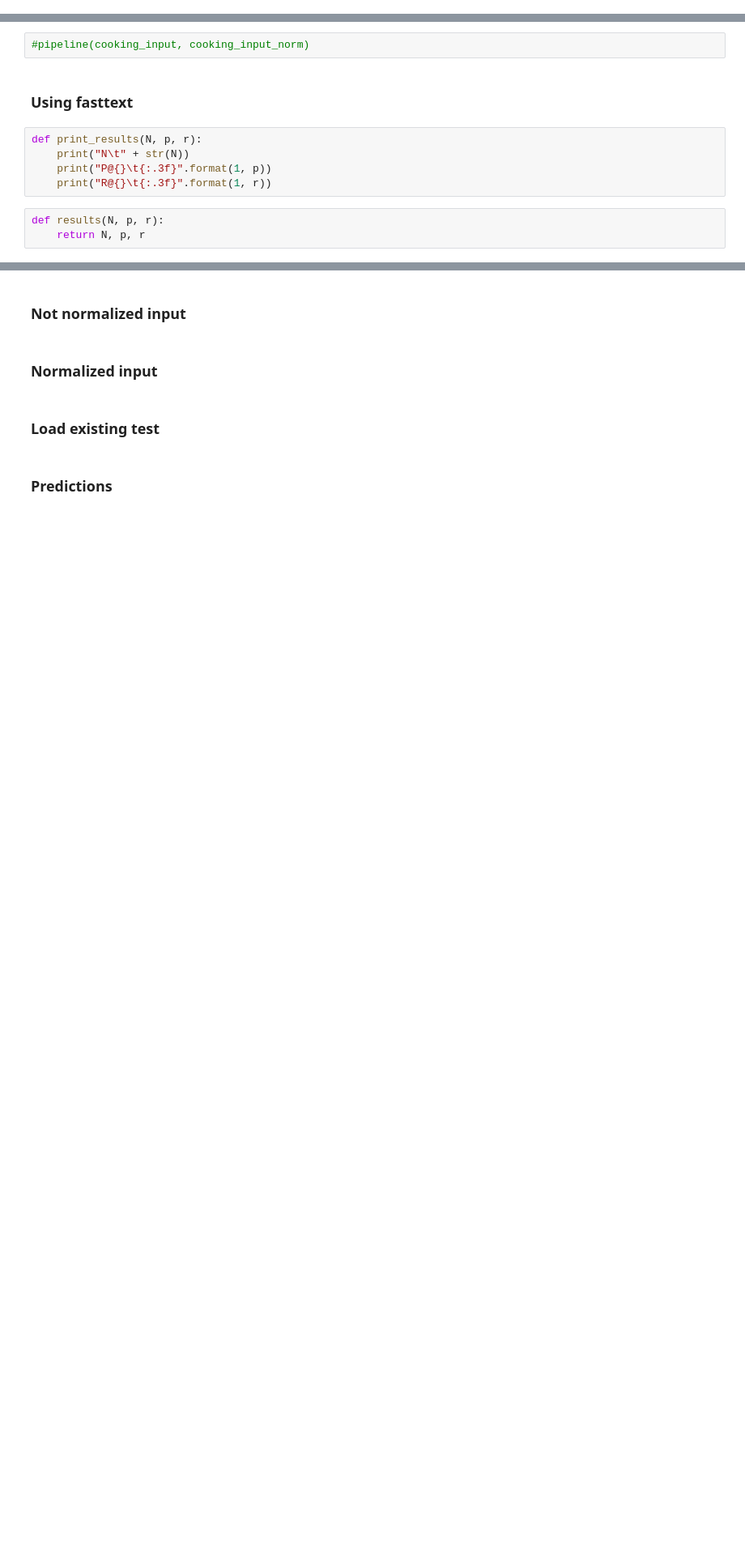
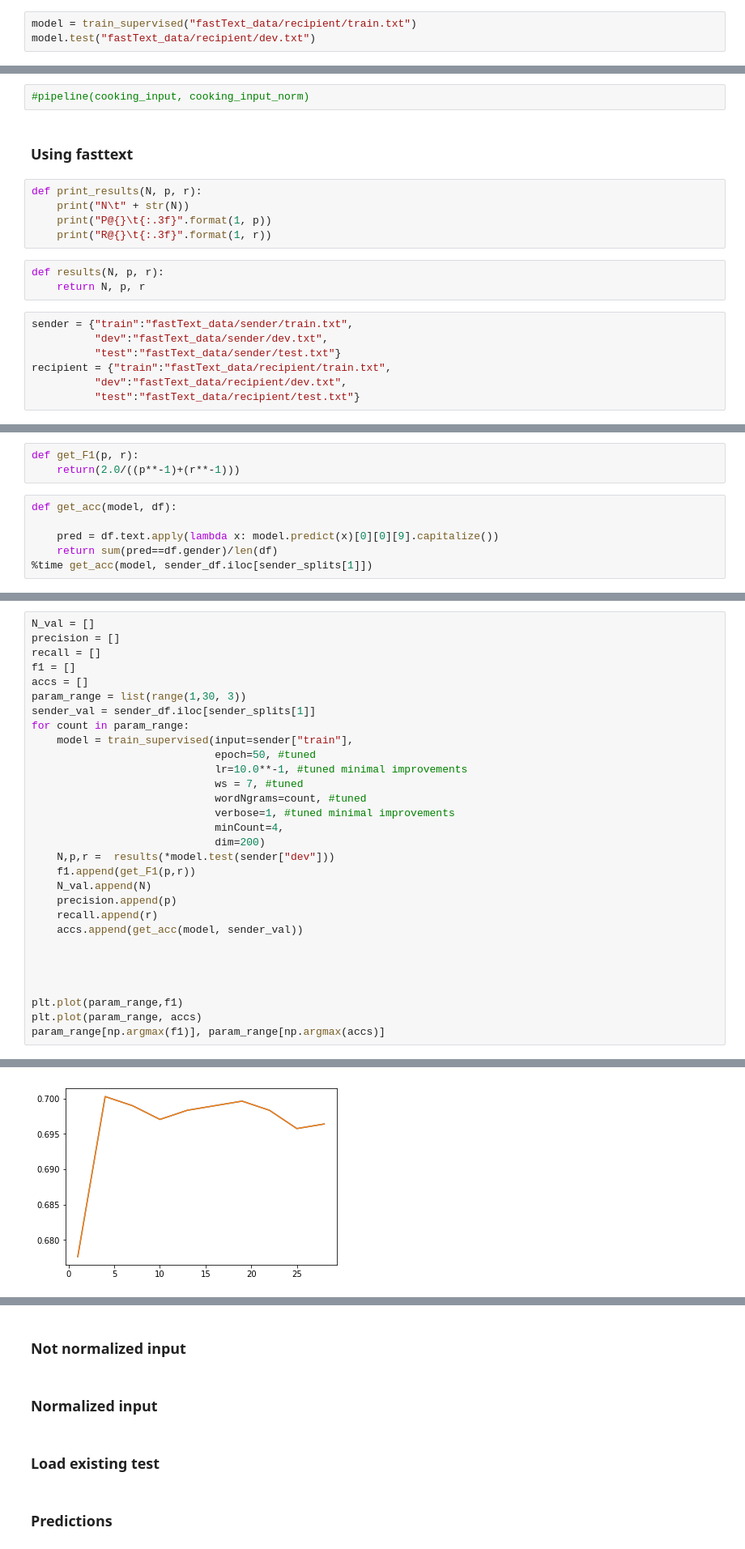
Before and after one commit to mahamfkhan/NLU, a Jupyter notebook: fastText test.ipynb, the cells around one changed output, grey strips where cells are left out. Shown: that part at 81% size. Cells and saved outputs as stored; diff of their text form; blank space fills up the shorter version.

Commit message:
updated models.py and fastText notebook and added bowCNN notebook

```diff
--- a/fastText test.ipynb
+++ b/fastText test.ipynb
@@ -64,0 +89,3 @@ def test_model(model, test_data):
+# %%
+model = train_supervised("fastText_data/recipient/train.txt")
+model.test("fastText_data/recipient/dev.txt")
@@ -80,4 +109,11 @@ def print_results(N, p, r):
 # %%
 def results(N, p, r):
     return N, p, r
+# %%
+sender = {"train":"fastText_data/sender/train.txt",
+          "dev":"fastText_data/sender/dev.txt",
+          "test":"fastText_data/sender/test.txt"}
+recipient = {"train":"fastText_data/recipient/train.txt",
+          "dev":"fastText_data/recipient/dev.txt",
+          "test":"fastText_data/recipient/test.txt"}
 # %%
@@ -93,0 +124,9 @@ import matplotlib.pyplot as plt
+# %%
+def get_F1(p, r):
+    return(2.0/((p**-1)+(r**-1)))
+# %%
+def get_acc(model, df):
+
+    pred = df.text.apply(lambda x: model.predict(x)[0][0][9].capitalize())
+    return sum(pred==df.gender)/len(df)
+%time get_acc(model, sender_df.iloc[sender_splits[1]])
@@ -93,0 +139,31 @@ import matplotlib.pyplot as plt
+# %%
+N_val = []
+precision = []
+recall = []
+f1 = []
+accs = []
+param_range = list(range(1,30, 3))
+sender_val = sender_df.iloc[sender_splits[1]]
+for count in param_range:
+    model = train_supervised(input=sender["train"],
+                             epoch=50, #tuned
+                             lr=10.0**-1, #tuned minimal improvements
+                             ws = 7, #tuned
+                             wordNgrams=count, #tuned
+                             verbose=1, #tuned minimal improvements
+                             minCount=4,
+                             dim=200)
+    N,p,r =  results(*model.test(sender["dev"]))
+    f1.append(get_F1(p,r))
+    N_val.append(N)
+    precision.append(p)
+    recall.append(r)
+    accs.append(get_acc(model, sender_val))
+
+
+
+
+plt.plot(param_range,f1)
+plt.plot(param_range, accs)
+param_range[np.argmax(f1)], param_range[np.argmax(accs)]
+# %% [output]
@@ -93,0 +171 @@ import matplotlib.pyplot as plt
+[figure, added]
```
Also changed, not shown: parts of 30 cells of this notebook, 2 other files.
